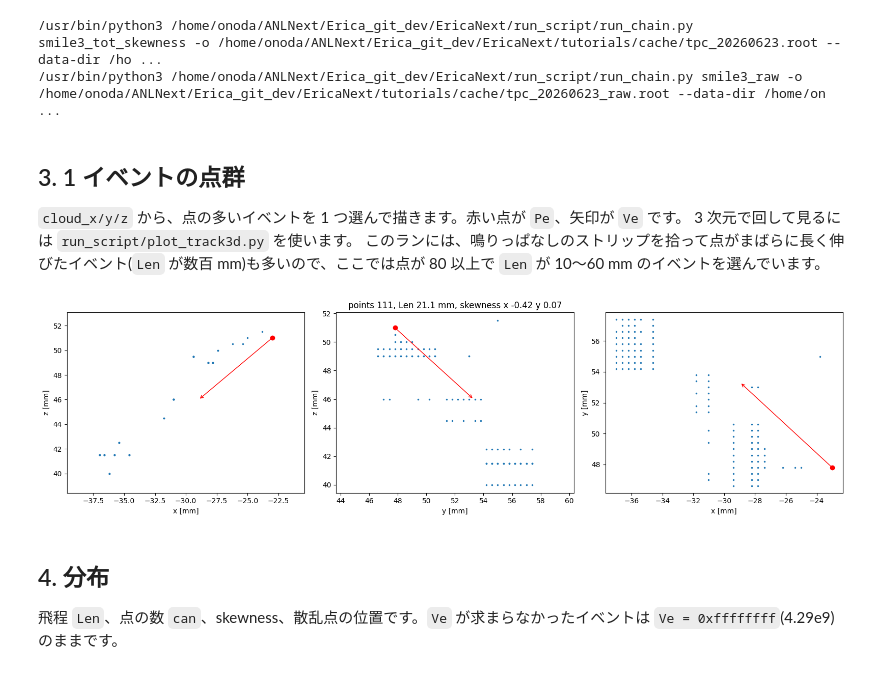
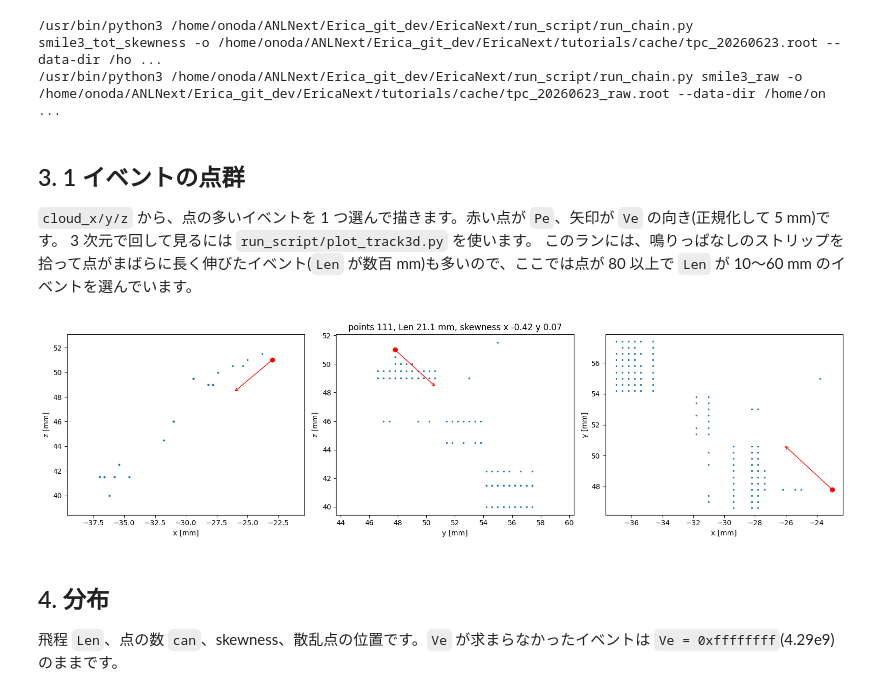
Before and after one commit to SMILE-tool-box/EricaNext, a Jupyter notebook: tutorials/1_DataIO/modules/9_TOT_Skewness/TOT_Skewness.ipynb, the cells around one changed output. Cells and saved outputs as stored; diff of their text form; code cells hidden in the pictures.

```diff
--- a/tutorials/1_DataIO/modules/9_TOT_Skewness/TOT_Skewness.ipynb
+++ b/tutorials/1_DataIO/modules/9_TOT_Skewness/TOT_Skewness.ipynb
@@ -130,27 +130,28 @@ def evs_table(log_path):
 # %% [markdown]
 ## 3. 1 イベントの点群
 
-`cloud_x/y/z` から、点の多いイベントを 1 つ選んで描きます。赤い点が `Pe`、矢印が `Ve` です。
+`cloud_x/y/z` から、点の多いイベントを 1 つ選んで描きます。赤い点が `Pe`、矢印が `Ve` の向き(正規化して 5 mm)です。
 3 次元で回して見るには `run_script/plot_track3d.py` を使います。
 このランには、鳴りっぱなしのストリップを拾って点がまばらに長く伸びたイベント(`Len` が数百 mm)も多いので、ここでは点が 80 以上で `Len` が 10〜60 mm のイベントを選んでいます。
 # %%
 t = ROOT.RDataFrame("TOT_Skewness/tot_skewness", str(OUT)).AsNumpy(["Pe", "Ve", "Len", "skewness_x", "skewness_y", "can", "cloud_x", "cloud_y", "cloud_z"])
 can = t["can"]
 good_ve = np.array([abs(v[0]) < 1e3 for v in t["Ve"]])
 k = int(np.where((can > 80) & (t["Len"] > 10) & (t["Len"] < 60) & good_ve)[0][3])   # まとまった飛跡のイベント
 cx, cy, cz = (np.asarray(t[c][k]) for c in ("cloud_x", "cloud_y", "cloud_z"))
 pe, ve = np.asarray(t["Pe"][k]), np.asarray(t["Ve"][k])
+ve = ve / np.linalg.norm(ve)   # Ve は方向だけ。使う側で正規化する
 fig, ax = plt.subplots(1, 3, figsize=(16, 4.5))
 for a, (u, v, iu, iv, nu, nv) in zip(ax, [(cx, cz, 0, 2, "x", "z"), (cy, cz, 1, 2, "y", "z"), (cx, cy, 0, 1, "x", "y")]):
     a.plot(u, v, ".", ms=3)
     a.plot(pe[iu], pe[iv], "ro")
-    if abs(ve[0]) < 1e5:
+    if np.all(np.isfinite(ve)):
         a.annotate("", xy=(pe[iu] + 5 * ve[iu], pe[iv] + 5 * ve[iv]), xytext=(pe[iu], pe[iv]), arrowprops=dict(arrowstyle="->", color="r"))
     a.set_xlabel(f"{nu} [mm]"); a.set_ylabel(f"{nv} [mm]"); a.set_aspect("equal", adjustable="datalim")
 ax[1].set_title(f"points {can[k]}, Len {t['Len'][k]:.1f} mm, skewness x {t['skewness_x'][k]:.2f} y {t['skewness_y'][k]:.2f}")
 fig.tight_layout(); plt.show()
 # %% [output]
-[figure, old version]
+[figure, new version]
 # %% [markdown]
 ## 4. 分布
 
```
Also changed, not shown: parts of 1 cell of this notebook, 1 other file.
